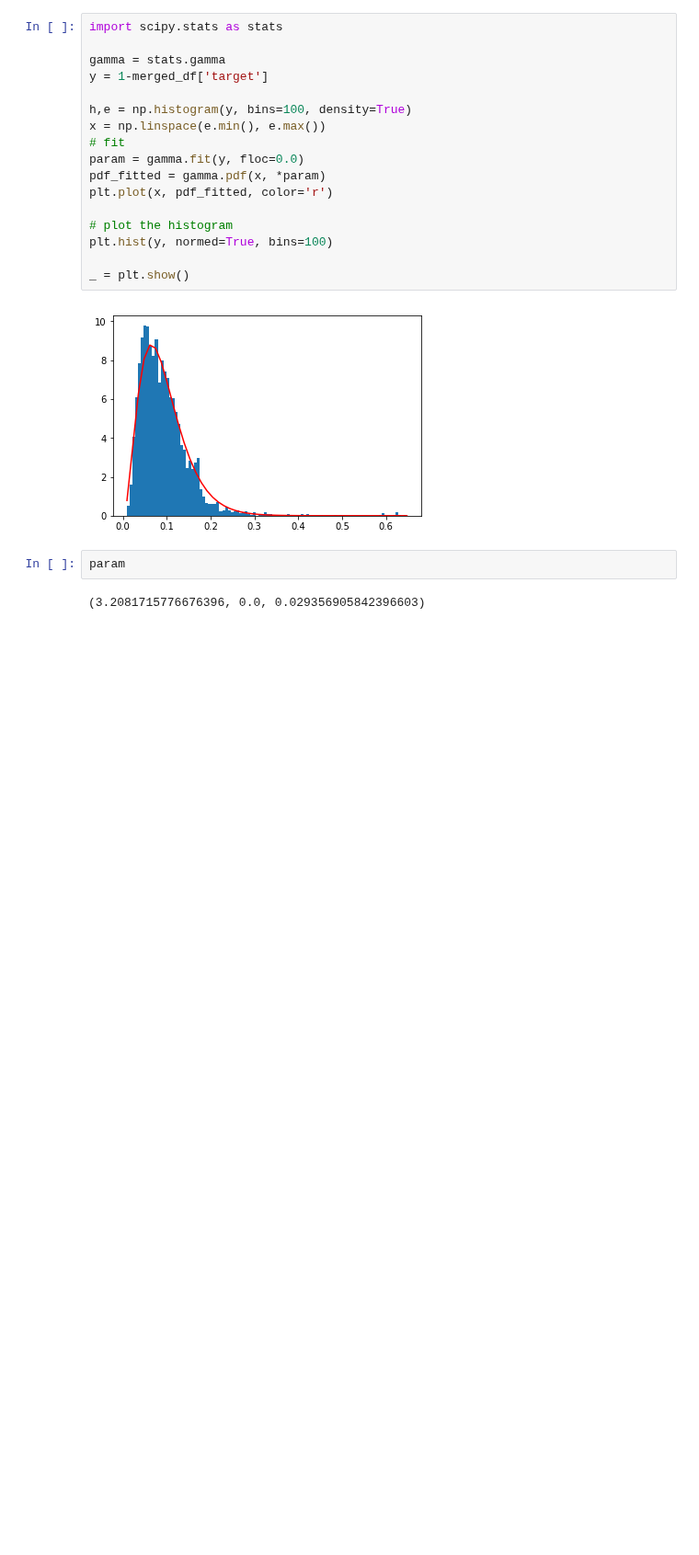
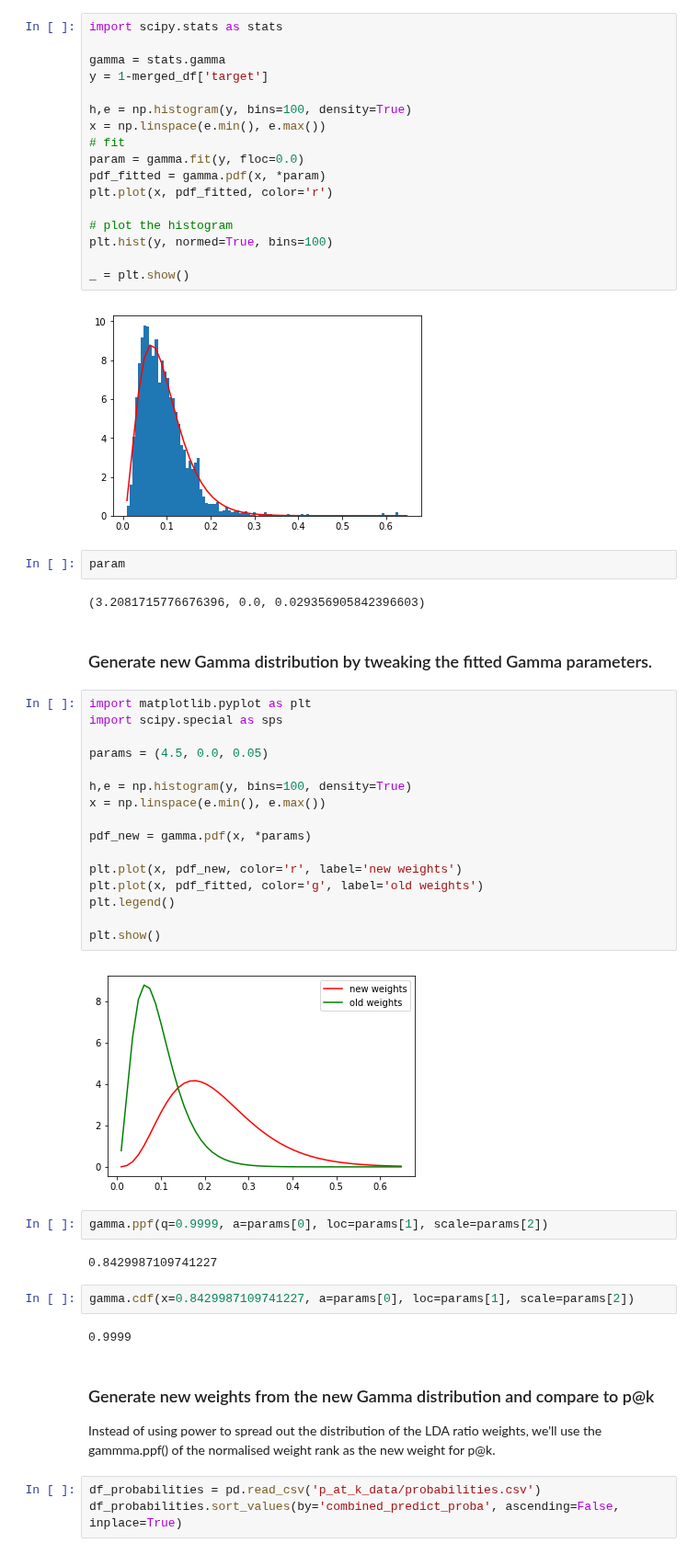
Before and after one commit to BrianDavisMath/FDA-COVID19, a Jupyter notebook: notebooks/p@k plots.ipynb, the cells around one changed output. Shown at 92% size. Cells and saved outputs as stored; diff of their text form; blank space fills up the shorter version.

Commit message:
new Gamma ppf-generated weights using the previous binary latent_prob_delta_ratio values. (Gamma distribution: shape = 4.5, scale = 0.05)

```diff
--- a/notebooks/p@k plots.ipynb
+++ b/notebooks/p@k plots.ipynb
@@ -182,3 +186,38 @@ _ = plt.show()
 param
 # %% [output]
 (3.2081715776676396, 0.0, 0.029356905842396603)
+# %% [markdown]
+### Generate new Gamma distribution by tweaking the fitted Gamma parameters.
+# %%
+import matplotlib.pyplot as plt
+import scipy.special as sps
+
+params = (4.5, 0.0, 0.05)
+
+h,e = np.histogram(y, bins=100, density=True)
+x = np.linspace(e.min(), e.max())
+
+pdf_new = gamma.pdf(x, *params)
+
+plt.plot(x, pdf_new, color='r', label='new weights')
+plt.plot(x, pdf_fitted, color='g', label='old weights')
+plt.legend()
+
+plt.show()
+# %% [output]
+[figure, added]
+# %%
+gamma.ppf(q=0.9999, a=params[0], loc=params[1], scale=params[2])
+# %% [output]
+0.8429987109741227
+# %%
+gamma.cdf(x=0.8429987109741227, a=params[0], loc=params[1], scale=params[2])
+# %% [output]
+0.9999
+# %% [markdown]
+### Generate new weights from the new Gamma distribution and compare to p@k
+
+Instead of using power to spread out the distribution of the LDA ratio weights, we'll use the gammma.ppf() of the normalised weight rank as the new weight for p@k.
+# %%
+df_probabilities = pd.read_csv('p_at_k_data/probabilities.csv')
+df_probabilities.sort_values(by='combined_predict_proba', ascending=False, inplace=True)
```
Also changed, not shown: parts of 9 cells of this notebook, 2 other files.
